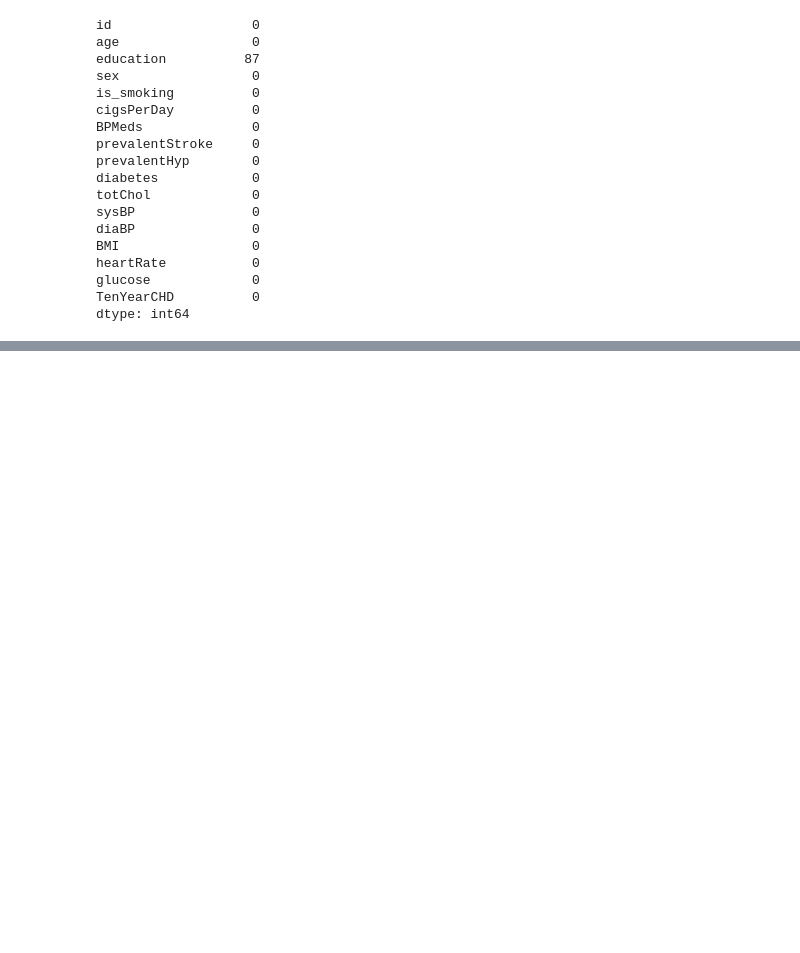
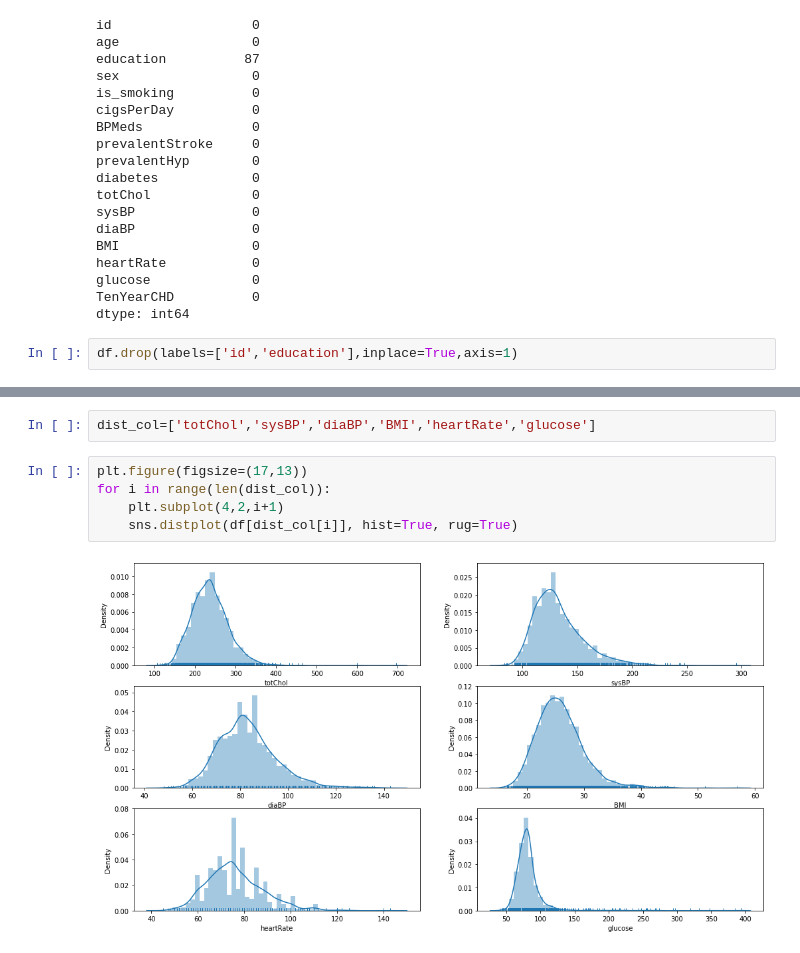
Before and after one commit to raghavendrakulkarni14/Cardiovascular_risk_prediction_classification, a Jupyter notebook: RaghavendraAKulkarniClassification.ipynb, the cells around one changed output, grey strips where cells are left out. Saved outputs shown, nothing was run; the diff lists cells and outputs as text; blank space fills up the shorter version.

```diff
--- a/RaghavendraAKulkarniClassification.ipynb
+++ b/RaghavendraAKulkarniClassification.ipynb
@@ -122,3 +125,5 @@ heartRate           0
 glucose             0
 TenYearCHD          0
 dtype: int64
+# %%
+df.drop(labels=['id','education'],inplace=True,axis=1)
@@ -124,0 +139,9 @@ dtype: int64
+# %%
+dist_col=['totChol','sysBP','diaBP','BMI','heartRate','glucose']
+# %%
+plt.figure(figsize=(17,13))
+for i in range(len(dist_col)):
+    plt.subplot(4,2,i+1)
+    sns.distplot(df[dist_col[i]], hist=True, rug=True)
+# %% [output]
+[figure, added]
```
Also changed, not shown: parts of 16 cells of this notebook.
